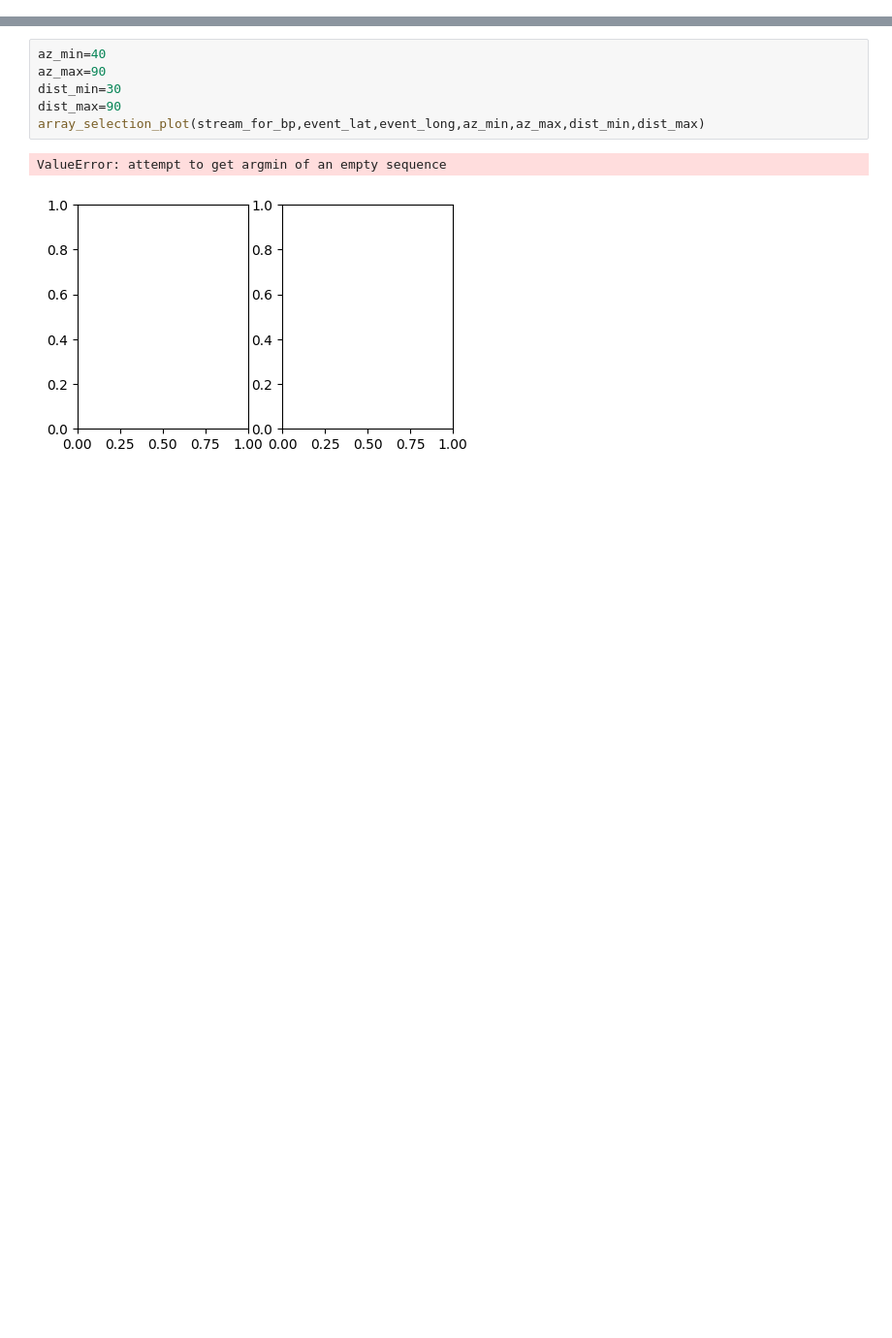
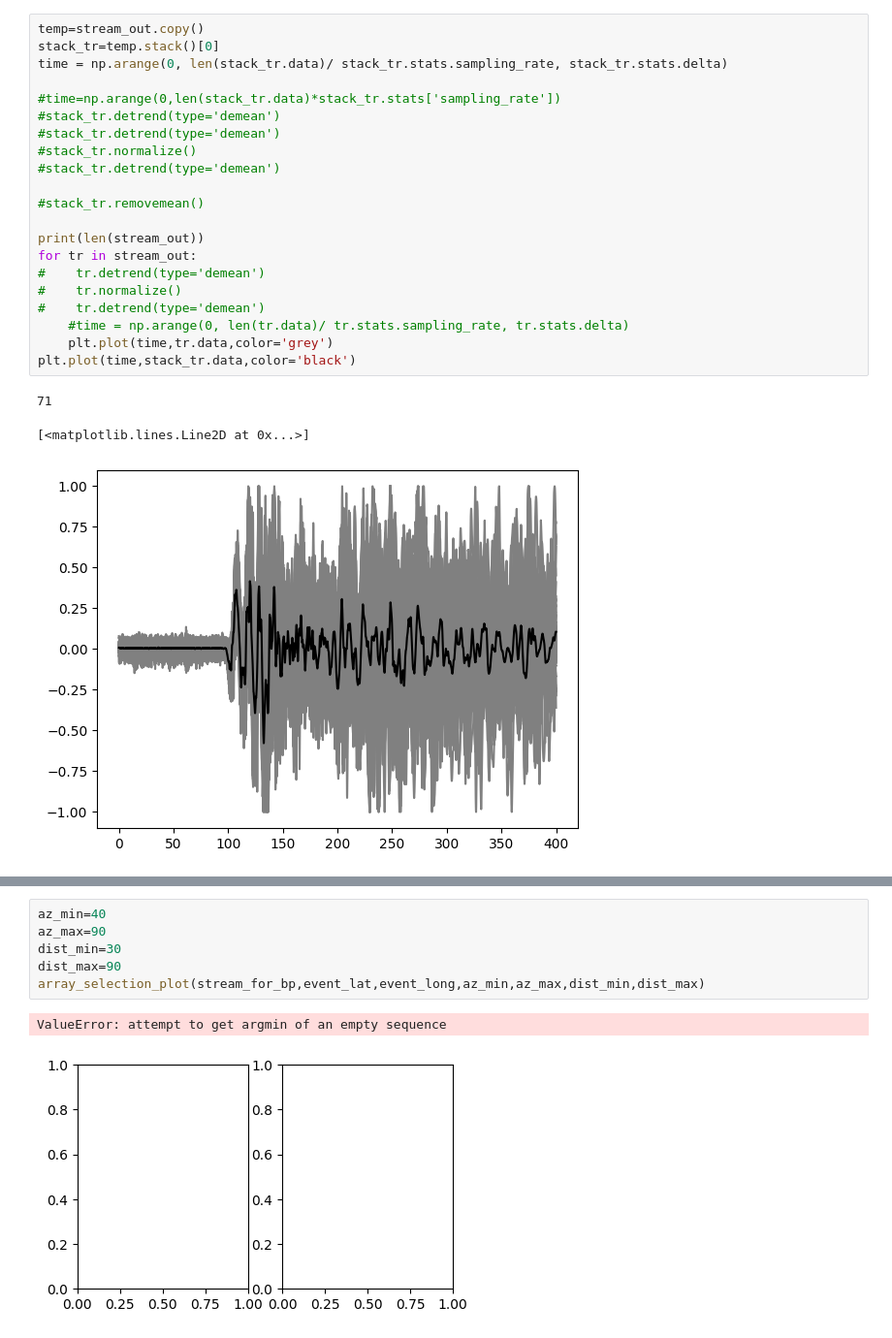
Before and after one commit to ajay6763/earthquake_bp_obspy, a Jupyter notebook: Array_selection.ipynb, the cells around one changed output, grey strips where cells are left out. Shown at 97% size. Drawn from its saved outputs; the diff is of its cells as text; blank space fills up the shorter version.

```diff
--- a/Array_selection.ipynb
+++ b/Array_selection.ipynb
@@ -328,0 +490,25 @@ Could not cross-correlate! Hence remove this waveform.
+# %%
+temp=stream_out.copy()
+stack_tr=temp.stack()[0]
+time = np.arange(0, len(stack_tr.data)/ stack_tr.stats.sampling_rate, stack_tr.stats.delta)
+
+#time=np.arange(0,len(stack_tr.data)*stack_tr.stats['sampling_rate'])
+#stack_tr.detrend(type='demean')
+#stack_tr.detrend(type='demean')
+#stack_tr.normalize()
+#stack_tr.detrend(type='demean')
+
+#stack_tr.removemean()
+
+print(len(stream_out))
+for tr in stream_out:
+#    tr.detrend(type='demean')
+#    tr.normalize()
+#    tr.detrend(type='demean')
+    #time = np.arange(0, len(tr.data)/ tr.stats.sampling_rate, tr.stats.delta)
+    plt.plot(time,tr.data,color='grey')
+plt.plot(time,stack_tr.data,color='black')
+# %% [output]
+71
+[<matplotlib.lines.Line2D at 0x...>]
+[figure, added]
```
Also changed, not shown: parts of 21 cells of this notebook, 7 other files.
